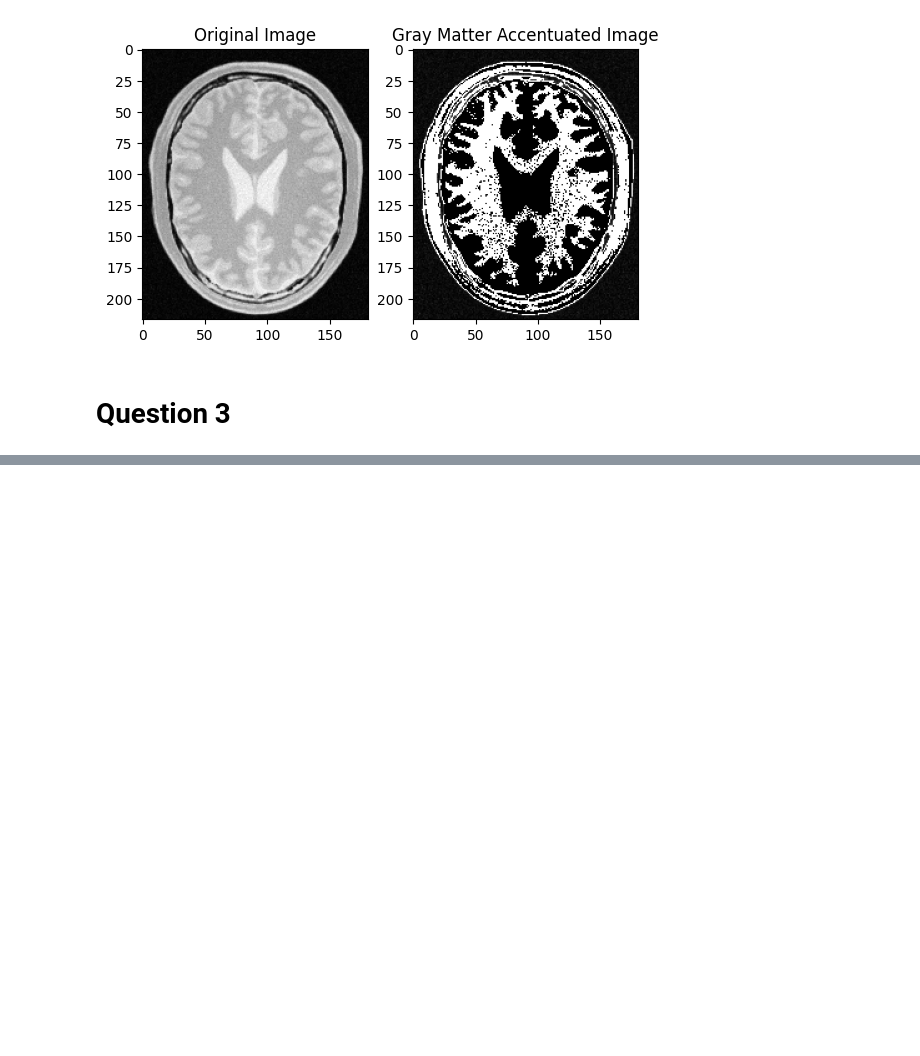
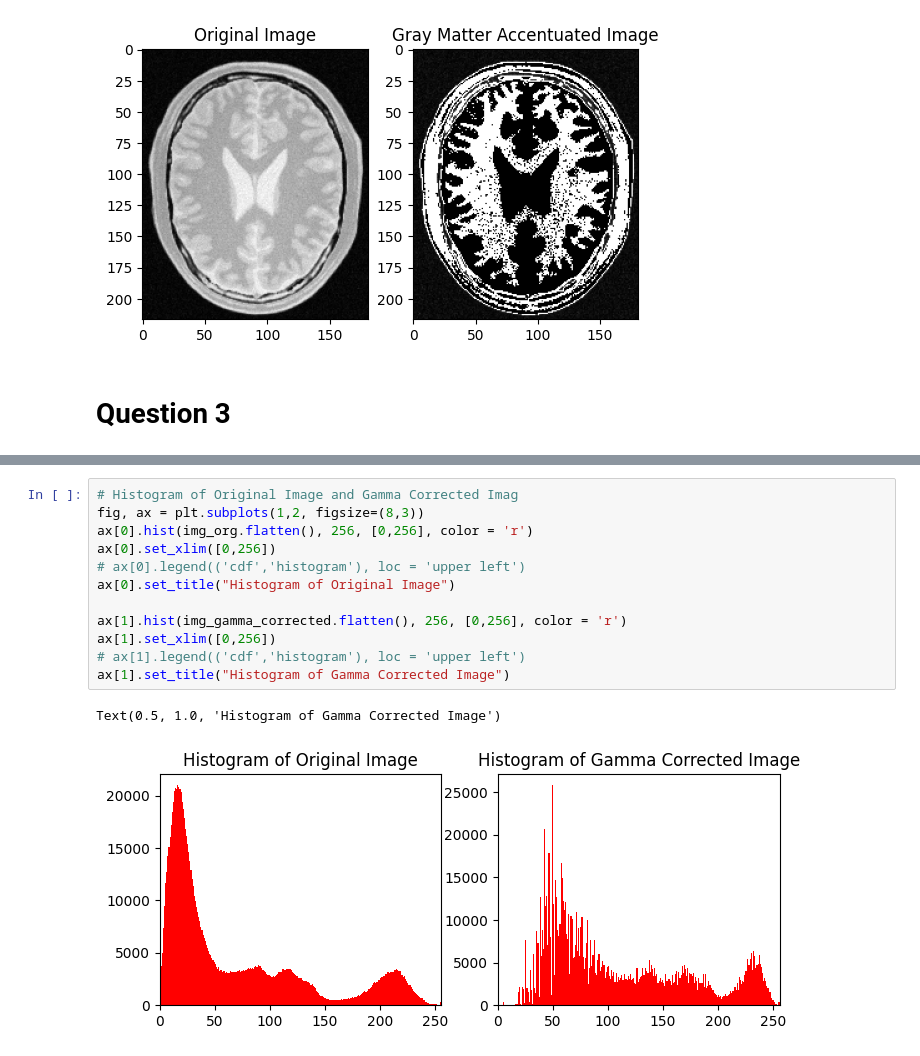
Before and after one commit to ClaranceLGS/EN3160-Assignment01, a Jupyter notebook: Assignment01.ipynb, the cells around one changed output, grey strips where cells are left out. Cells and saved outputs as stored; diff of their text form; blank space fills up the shorter version.

```diff
--- a/Assignment01.ipynb
+++ b/Assignment01.ipynb
@@ -167,0 +170,15 @@ plt.show()
+# %%
+# Histogram of Original Image and Gamma Corrected Imag
+fig, ax = plt.subplots(1,2, figsize=(8,3))
+ax[0].hist(img_org.flatten(), 256, [0,256], color = 'r')
+ax[0].set_xlim([0,256])
+# ax[0].legend(('cdf','histogram'), loc = 'upper left')
+ax[0].set_title("Histogram of Original Image")
+
+ax[1].hist(img_gamma_corrected.flatten(), 256, [0,256], color = 'r')
+ax[1].set_xlim([0,256])
+# ax[1].legend(('cdf','histogram'), loc = 'upper left')
+ax[1].set_title("Histogram of Gamma Corrected Image")
+# %% [output]
+Text(0.5, 1.0, 'Histogram of Gamma Corrected Image')
+[figure, added]
```
Also changed, not shown: parts of 4 cells of this notebook.
